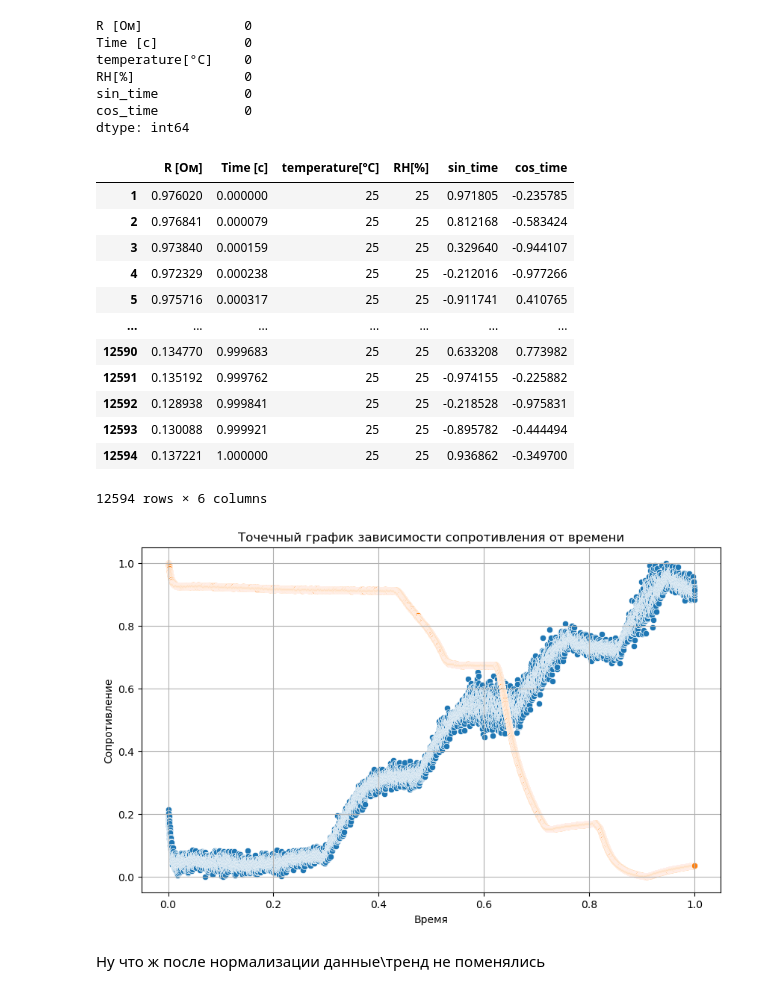
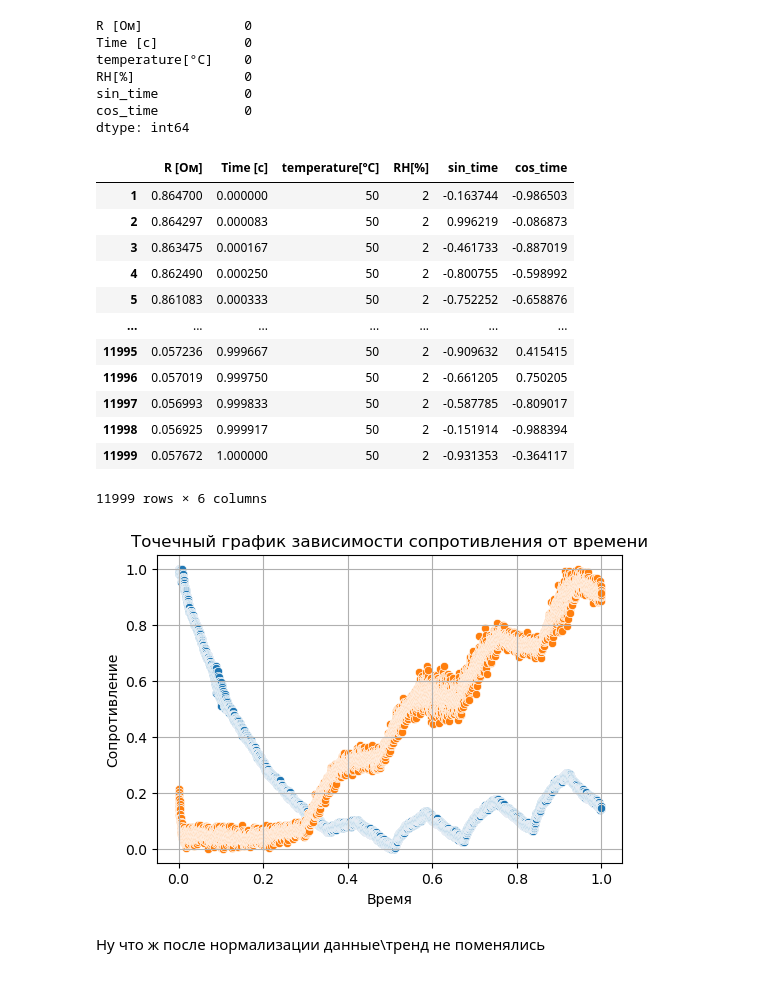
Before and after one commit to lalalaoalla/gas-analyzer, a Jupyter notebook: rnngithub.ipynb, the cells around one changed output. Drawn from its saved outputs; the diff is of its cells as text; code cells hidden in the pictures.

```diff
--- a/rnngithub.ipynb
+++ b/rnngithub.ipynb
@@ -66,7 +106,8 @@ no2_75rh_25t
 # %%
-# #ЗДЕСЬ ВОЗНИКАЮТ НАНЫ, ЛИБО ПО-ДРУГОМУ ПЕРЕСЧИТАТЬ, ЛИБО ПРИДУМАТЬ КАК ИЗБАВЛЯТЬСЯ ОТ НАНОВ
+# #ЗДЕСЬ ВОЗНИКАЮТ НАНЫ, избавление он nan'ов происходит ниже
 # #ДОСТАТОЧНО МНОГО НУЛЕЙ ПОЯВЛЯЕТСЯ В СТОЛБЦЕ ПЕРИОДА
-# #функция для вычисления sin_time и cos_time (период где-то 1000с?) по крайней мере у аммиака
+# #функция для вычисления sin_time и cos_time
+
 def sin_time_and_cos_time(df, time_column,R_column):
     df['period'] = df[R_column].diff()
     #print((df['period'] == 0).sum())
@@ -79,11 +120,22 @@ def sin_time_and_cos_time(df, time_column,R_column):
     df.drop('period', axis=1, inplace=True)
     return df
 
+#NH3 temp = 25
 nh3_2rh_25t = sin_time_and_cos_time(nh3_2rh_25t,'Time [с]','R [Ом]')
+nh3_25rh_25t = sin_time_and_cos_time(nh3_25rh_25t,'Time [с]','R [Ом]')
+nh3_50rh_25t = sin_time_and_cos_time(nh3_50rh_25t,'Time [с]','R [Ом]')
+nh3_75rh_25t = sin_time_and_cos_time(nh3_75rh_25t,'Time [с]','R [Ом]')
+
+#NO2 temp = 25
 no2_2rh_25t  = sin_time_and_cos_time(no2_2rh_25t,'Time [с]','R [Ом]')
 no2_25rh_25t = sin_time_and_cos_time(no2_25rh_25t,'Time [с]','R [Ом]')
 no2_50rh_25t = sin_time_and_cos_time(no2_50rh_25t,'Time [с]','R [Ом]')
 no2_75rh_25t = sin_time_and_cos_time(no2_75rh_25t,'Time [с]','R [Ом]')
-nh3_2rh_25t
+
+#NO2 temp = 50
+no2_2rh_50t = sin_time_and_cos_time(no2_2rh_50t,'Time [с]','R [Ом]')
+
+#вывод
+nh3_50rh_25t
 # %% [output]
 |  | R [Ом] | Time [с] | temperature[°C] | RH[%] | sin_time | cos_time |
@@ -136,45 +188,57 @@ def normalization(df):
     df['Time [с]'] = (df['Time [с]'] - t_min)/(t_max - t_min)
     return df
 
+#NH3 temp = 25
 nh3_2rh_25t = normalization(nh3_2rh_25t)
+nh3_25rh_25t = normalization(nh3_25rh_25t)
+nh3_50rh_25t = normalization(nh3_50rh_25t)
+nh3_75rh_25t = normalization(nh3_75rh_25t)
+
+#NO2 temp = 25
 no2_2rh_25t = normalization(no2_2rh_25t)
 no2_25rh_25t = normalization(no2_25rh_25t)
 no2_50rh_25t = normalization(no2_50rh_25t)
 no2_75rh_25t = normalization(no2_75rh_25t)
-no2_25rh_25t
+
+#NO2 temp = 50
+no2_2rh_50t = normalization(no2_2rh_50t)
+
+#вывод
+no2_2rh_50t
 # %% [output]
 |  | R [Ом] | Time [с] | temperature[°C] | RH[%] | sin_time | cos_time |
-| 1 | 0.976020 | 0.000000 | 25 | 25 | 0.971805 | -0.235785 |
-| 2 | 0.976841 | 0.000079 | 25 | 25 | 0.812168 | -0.583424 |
-| 3 | 0.973840 | 0.000159 | 25 | 25 | 0.329640 | -0.944107 |
-| 4 | 0.972329 | 0.000238 | 25 | 25 | -0.212016 | -0.977266 |
-| 5 | 0.975716 | 0.000317 | 25 | 25 | -0.911741 | 0.410765 |
+| 1 | 0.864700 | 0.000000 | 50 | 2 | -0.163744 | -0.986503 |
+| 2 | 0.864297 | 0.000083 | 50 | 2 | 0.996219 | -0.086873 |
+| 3 | 0.863475 | 0.000167 | 50 | 2 | -0.461733 | -0.887019 |
+| 4 | 0.862490 | 0.000250 | 50 | 2 | -0.800755 | -0.598992 |
+| 5 | 0.861083 | 0.000333 | 50 | 2 | -0.752252 | -0.658876 |
 | ... | ... | ... | ... | ... | ... | ... |
-| 12590 | 0.134770 | 0.999683 | 25 | 25 | 0.633208 | 0.773982 |
-| 12591 | 0.135192 | 0.999762 | 25 | 25 | -0.974155 | -0.225882 |
-| 12592 | 0.128938 | 0.999841 | 25 | 25 | -0.218528 | -0.975831 |
-| 12593 | 0.130088 | 0.999921 | 25 | 25 | -0.895782 | -0.444494 |
-| 12594 | 0.137221 | 1.000000 | 25 | 25 | 0.936862 | -0.349700 |
+| 11995 | 0.057236 | 0.999667 | 50 | 2 | -0.909632 | 0.415415 |
+| 11996 | 0.057019 | 0.999750 | 50 | 2 | -0.661205 | 0.750205 |
+| 11997 | 0.056993 | 0.999833 | 50 | 2 | -0.587785 | -0.809017 |
+| 11998 | 0.056925 | 0.999917 | 50 | 2 | -0.151914 | -0.988394 |
+| 11999 | 0.057672 | 1.000000 | 50 | 2 | -0.931353 | -0.364117 |
-12594 rows × 6 columns
+11999 rows × 6 columns
 # %%
-#проверим. что при нормализации ничего толком не поменялось
-def dependency_graphs(gas1, gas2):
+#проверим. что при нормализации ничего толком не поменялось, а также посмотрим на зависимость
+def two_graphs(gas1, gas2):
     gas1 = gas1.iloc[1:]
     gas2 = gas2.iloc[1:]
+
     # Построим точечный график
-    plt.figure(figsize=(10, 6))# размер графика
+    plt.figure(figsize=(6, 4))# размер графика
     sns.scatterplot(x='Time [с]', y='R [Ом]', data=gas1)# что и откуда берем
     sns.scatterplot(x='Time [с]', y='R [Ом]', data=gas2)
 
     plt.xlabel('Время')#ну как бы просто название
     plt.ylabel('Сопротивление')#название игрека
     plt.title('Точечный график зависимости сопротивления от времени')
     plt.grid(True)#добавим сеточку
 
     return plt.show()
-dependency_graph = dependency_graphs(nh3_2rh_25t, no2_2rh_25t)
+dependency_graph = two_graphs(nh3_75rh_25t, nh3_2rh_25t)#первый график - синий, второй - оранжевый
 # %% [output]
-[figure, old version]
+[figure, new version]
 # %% [markdown]
 Ну что ж после нормализации данные\тренд не поменялись
 # %% [markdown]
```
Also changed, not shown: parts of 16 cells of this notebook, 2 other files.
